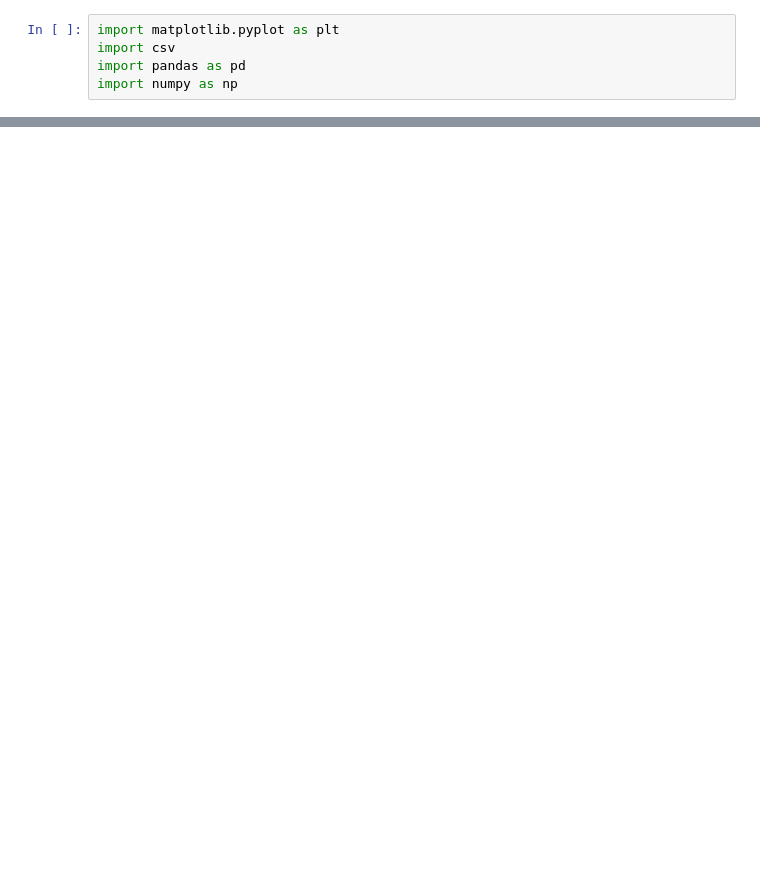
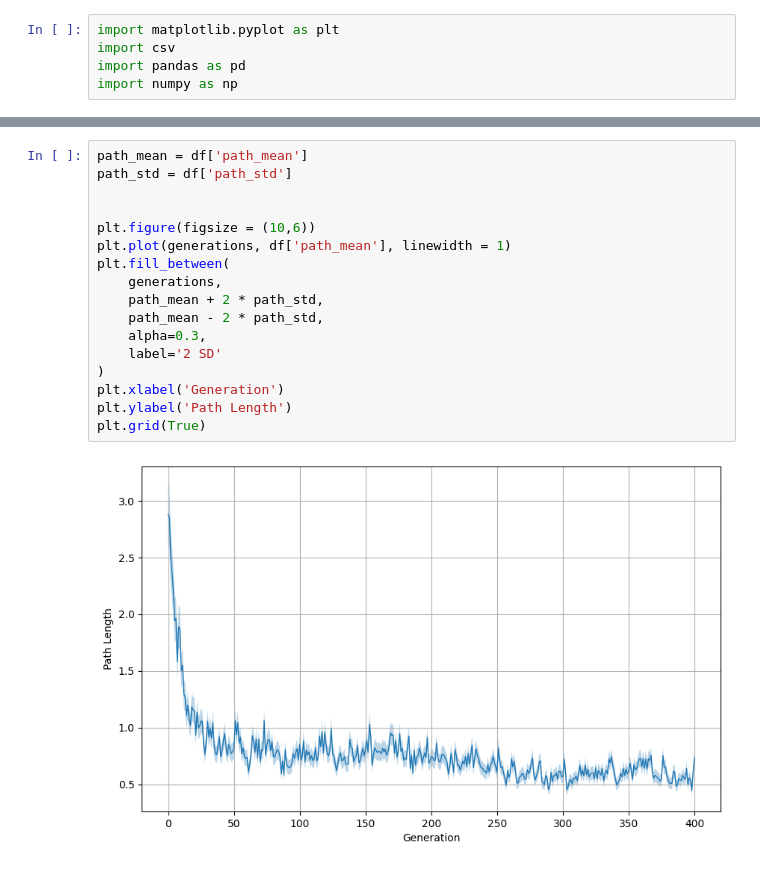
Before and after one commit to leonardoestrella/GRNEvolutionProject, a Jupyter notebook: analysis/data_analysis.ipynb, the cells around one changed output, grey strips where cells are left out. Saved outputs shown, nothing was run; the diff lists cells and outputs as text; blank space fills up the shorter version.

```diff
--- a/analysis/data_analysis.ipynb
+++ b/analysis/data_analysis.ipynb
@@ -60,0 +61,19 @@ plt.show()
+# %%
+path_mean = df['path_mean']
+path_std = df['path_std']
+
+
+plt.figure(figsize = (10,6))
+plt.plot(generations, df['path_mean'], linewidth = 1)
+plt.fill_between(
+    generations,
+    path_mean + 2 * path_std,
+    path_mean - 2 * path_std,
+    alpha=0.3,
+    label='2 SD'
+)
+plt.xlabel('Generation')
+plt.ylabel('Path Length')
+plt.grid(True)
+# %% [output]
+[figure, added]
```
Also changed, not shown: parts of 5 cells of this notebook, 9 other files.
